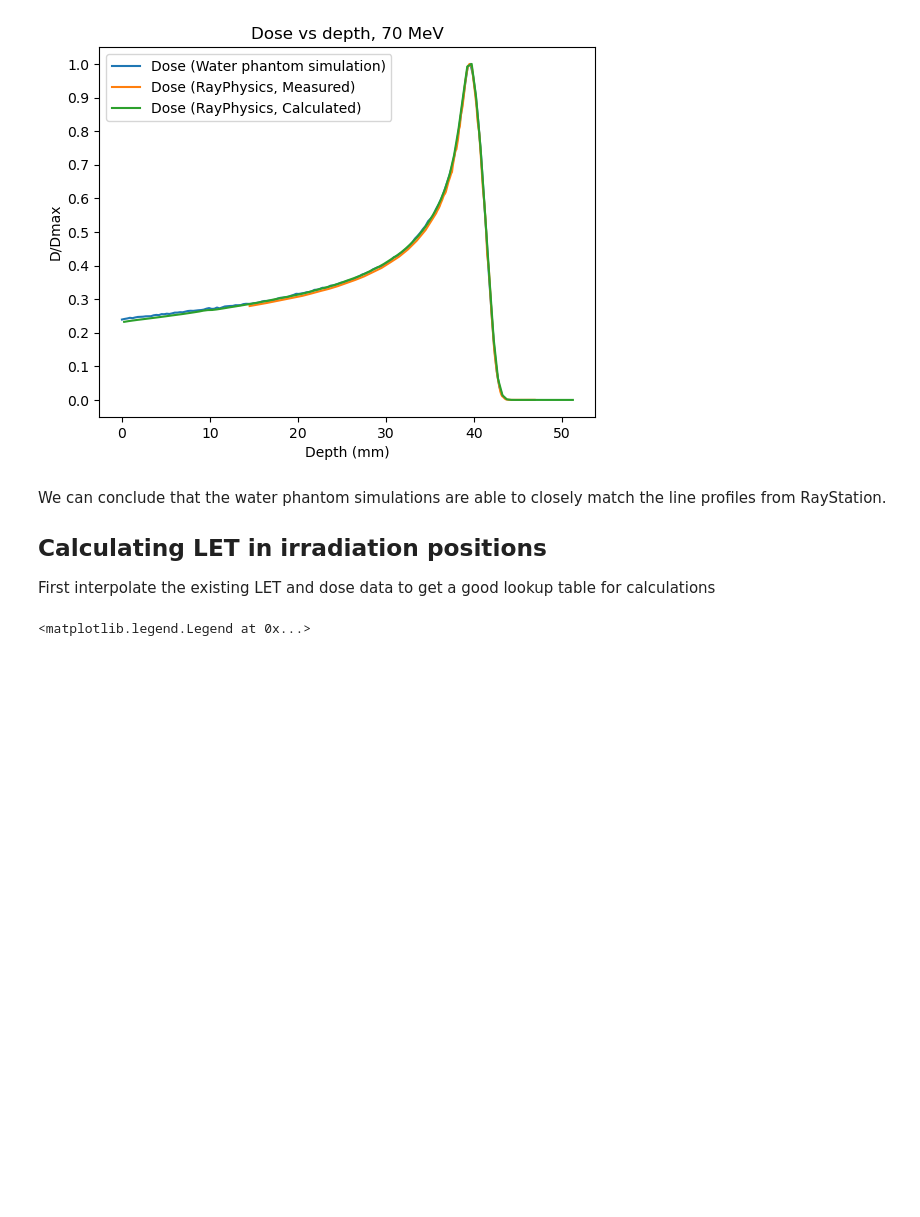
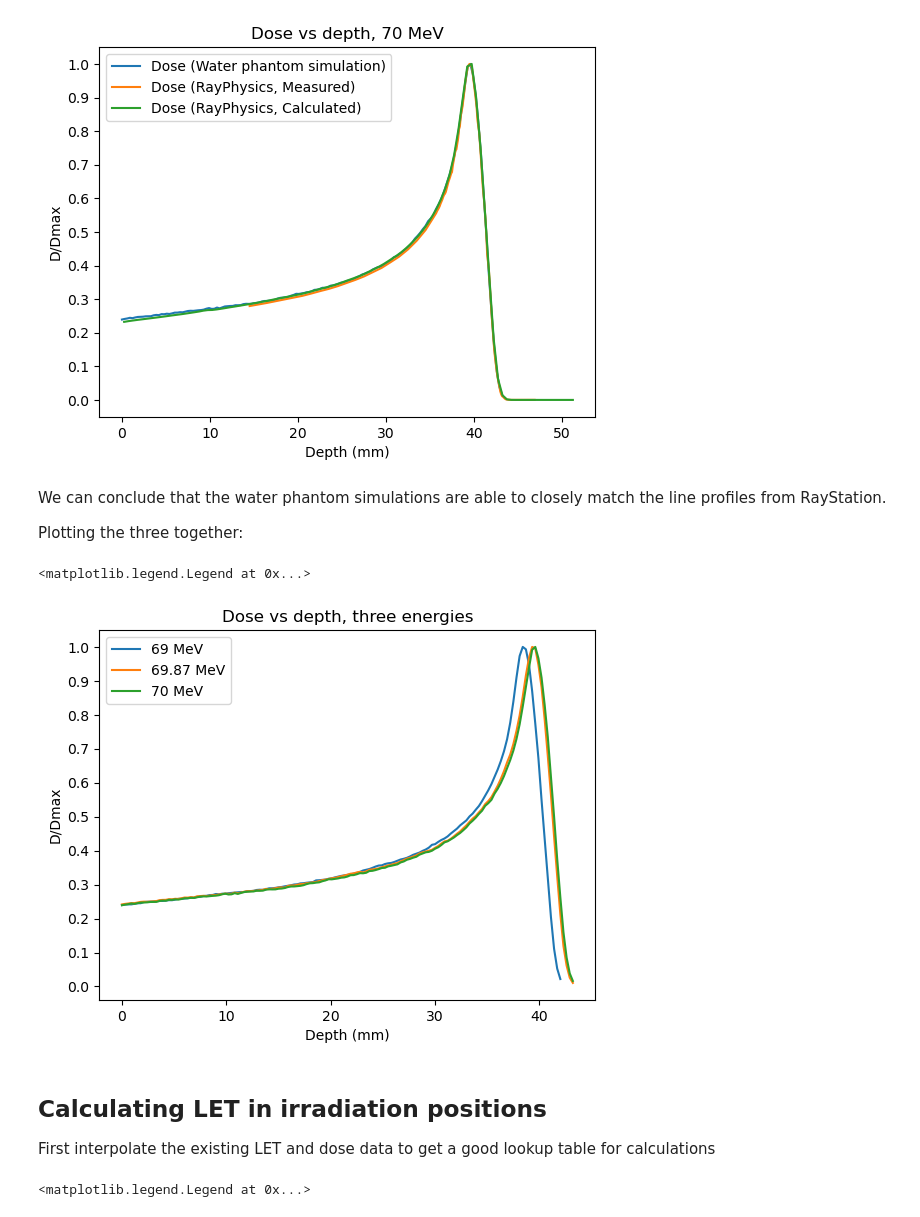
Before and after one commit to BrittHaanen15/Thesis_project, a Jupyter notebook: Python codes/Finding mid LET.ipynb, the cells around one changed output. Cells and saved outputs as stored; diff of their text form; code cells hidden in the pictures; blank space fills up the shorter version.

```diff
--- a/Python codes/Finding mid LET.ipynb
+++ b/Python codes/Finding mid LET.ipynb
@@ -60,7 +60,7 @@ def Process_WaterPhantomData(filepath):
 
 This is the data that I got from running a simulation of a 69.87 MeV beam in a water phantom. .
 # %%
-path = r"C:\Users\bhaan\Documents\#Master Degree\Thesis\Thesis_project\Mid LET calculation\Water phantom data new energy\Pristine 69.87 MeV in Water Phantom.csv"
+path = r"C:\Users\bhaan\Documents\#Master Degree\Thesis\Water phantom data new energy\Pristine 69.87 MeV in Water Phantom.csv"
 
 dosedata, letdata = Process_WaterPhantomData(path)
 
@@ -197,9 +197,24 @@ plt.legend()
 # %% [output]
 <matplotlib.legend.Legend at 0x...>
 [figure]
+# %% [markdown]
+We can conclude that the water phantom simulations are able to closely match the line profiles from RayStation.
+
+Plotting the three together:
+# %%
+plt.plot(dose69['y_mm'], dose69['Dose'], label='69 MeV')
+plt.plot(dosedata['y_mm'], dosedata['Dose'], label='69.87 MeV')
+plt.plot(dose70['y_mm'], dose70['Dose'], label='70 MeV')
+
+plt.title('Dose vs depth, three energies')
+plt.xlabel('Depth (mm)')
+plt.ylabel('D/Dmax')
+plt.yticks(np.arange(0, 1.1, 0.1))
+plt.legend()
+# %% [output]
+<matplotlib.legend.Legend at 0x...>
+[figure, added]
 # %% [markdown]
-We can conclude that the water phantom simulations are able to closely match the line profiles from RayStation.
-
 ## Calculating LET in irradiation positions
 
 First interpolate the existing LET and dose data to get a good lookup table for calculations
```
Also changed, not shown: parts of 3 cells of this notebook, 1 other file.
